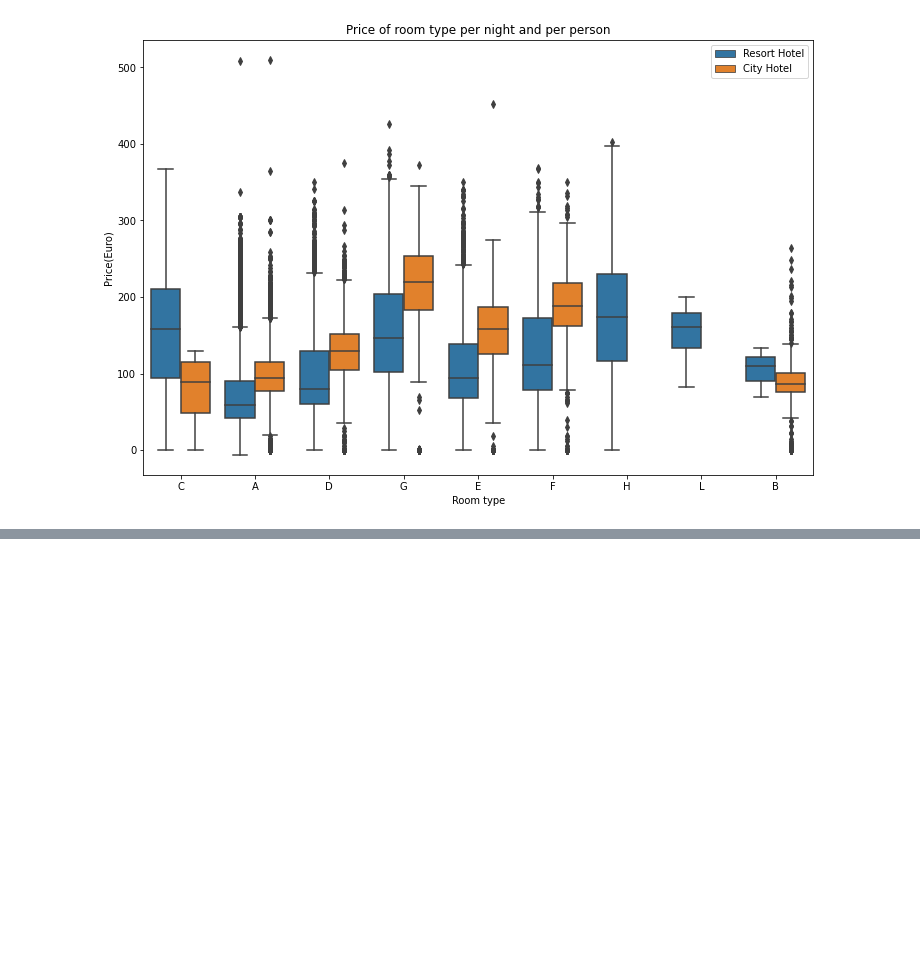
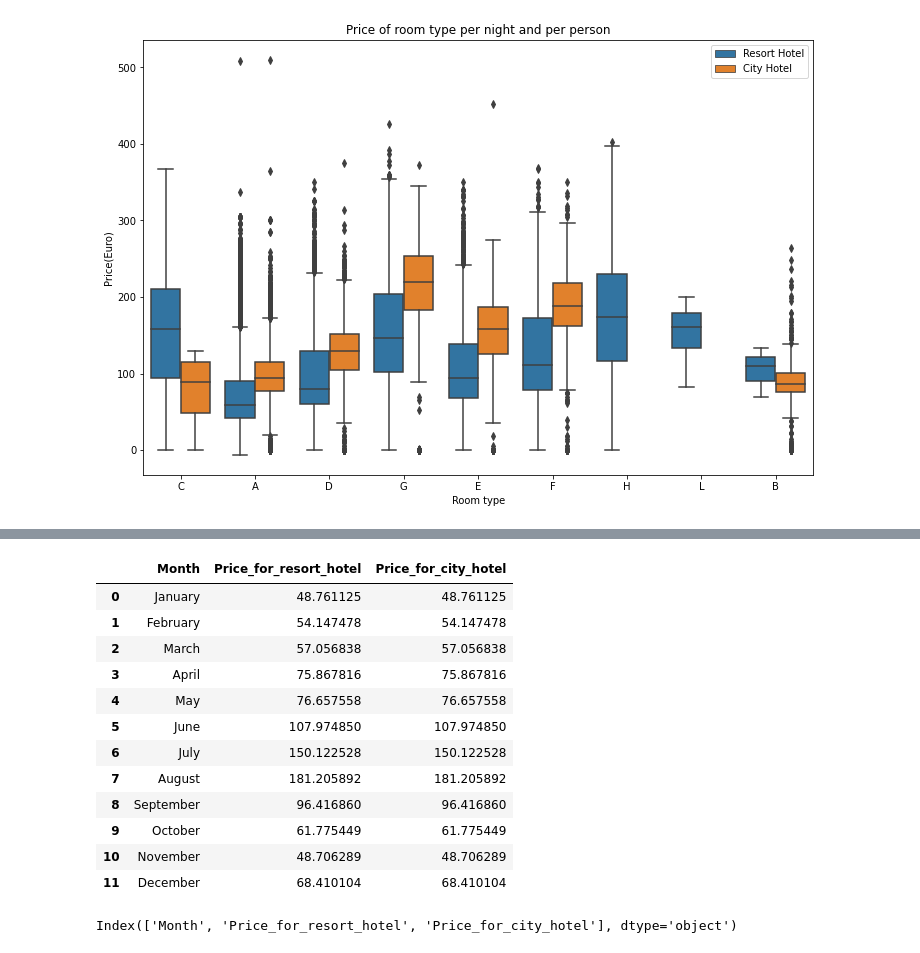
Before and after one commit to Adhoc123/Hotel_Booking_Prediction_ML, a Jupyter notebook: Hotel_Booking_Prediction/Hotel_Booking_Prediction.ipynb, the cells around one changed output, grey strips where cells are left out. Saved outputs shown, nothing was run; the diff lists cells and outputs as text; code cells hidden in the pictures; blank space fills up the shorter version.

```diff
--- a/Hotel_Booking_Prediction/Hotel_Booking_Prediction.ipynb
+++ b/Hotel_Booking_Prediction/Hotel_Booking_Prediction.ipynb
@@ -223,0 +304,24 @@ data_resort.head()
+# %%
+def sort_data(df,colname):                          #function taking inputs - dataframe and column name
+    return sd.Sort_Dataframeby_Month(df,colname)    #returning sorted order of month
+# %%
+final=sort_data(final,'Month') #Calling the function and giving parameters
+final                  #printing the table
+# %% [output]
+|  | Month | Price_for_resort_hotel | Price_for_city_hotel |
+| 0 | January | 48.761125 | 48.761125 |
+| 1 | February | 54.147478 | 54.147478 |
+| 2 | March | 57.056838 | 57.056838 |
+| 3 | April | 75.867816 | 75.867816 |
+| 4 | May | 76.657558 | 76.657558 |
+| 5 | June | 107.974850 | 107.974850 |
+| 6 | July | 150.122528 | 150.122528 |
+| 7 | August | 181.205892 | 181.205892 |
+| 8 | September | 96.416860 | 96.416860 |
+| 9 | October | 61.775449 | 61.775449 |
+| 10 | November | 48.706289 | 48.706289 |
+| 11 | December | 68.410104 | 68.410104 |
+# %%
+final.columns                   #Checking column names
+# %% [output]
+Index(['Month', 'Price_for_resort_hotel', 'Price_for_city_hotel'], dtype='object')
```
Also changed, not shown: parts of 25 cells of this notebook.
